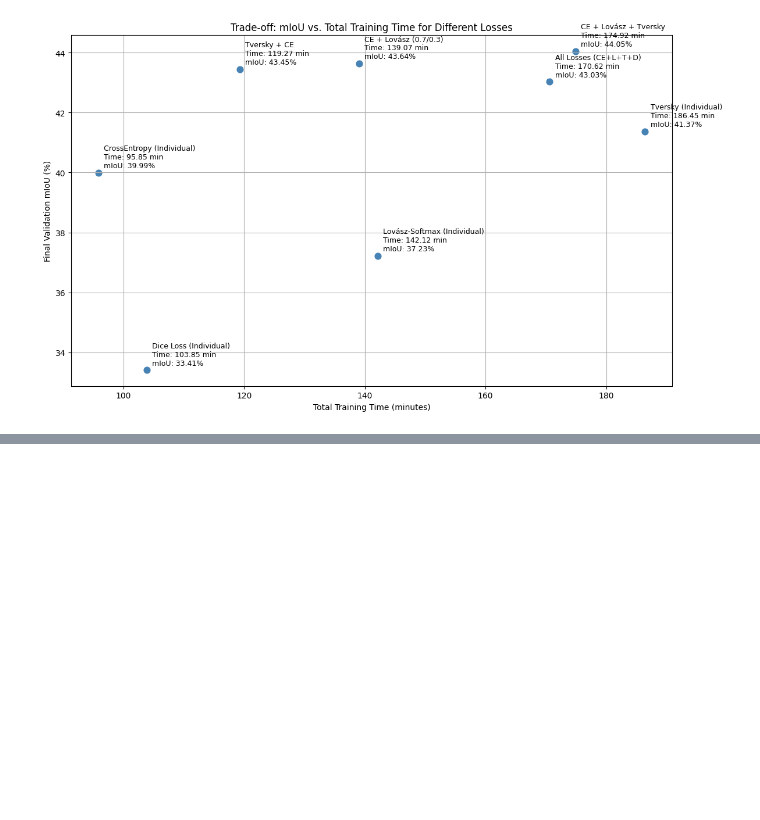
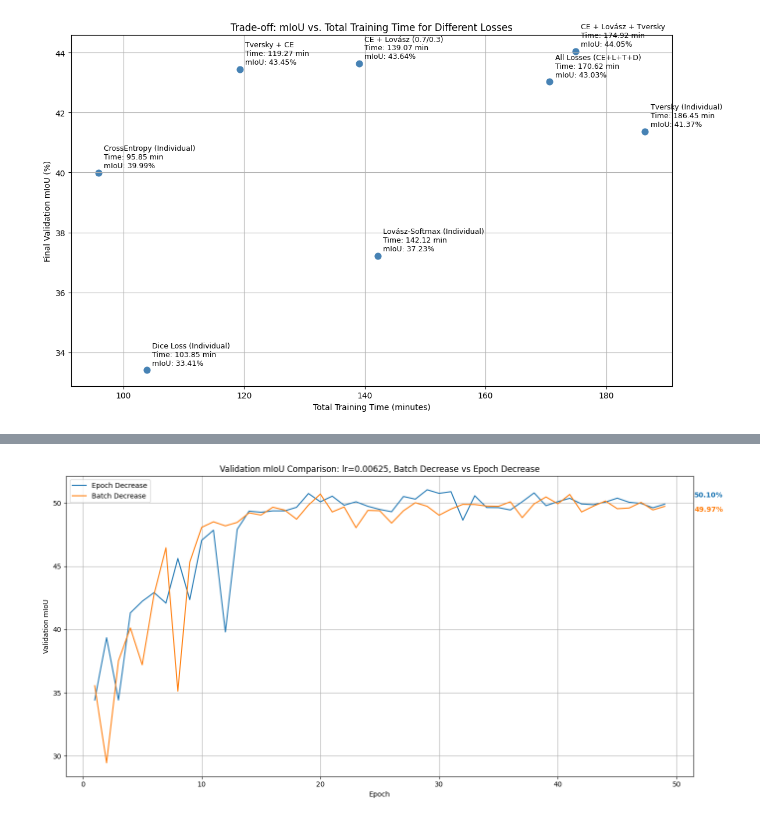
Before and after one commit to elisabettaroviera/MLDL-Project, a Jupyter notebook: read_me/EntropyVSmIou.ipynb, the cells around one changed output, grey strips where cells are left out. Saved outputs shown, nothing was run; the diff lists cells and outputs as text; code cells hidden in the pictures; blank space fills up the shorter version.

```diff
--- a/read_me/EntropyVSmIou.ipynb
+++ b/read_me/EntropyVSmIou.ipynb
@@ -442,0 +614,42 @@ plt.show()
+# %%
+import pandas as pd
+import matplotlib.pyplot as plt
+
+# --- Load datasets ---
+df_epoch = pd.read_csv("BiSeNet_lr_0.00625_cr1_total_dataset_epoch_decrease.csv")         # Epoch Decrease
+df_batch = pd.read_csv("BiSeNet_lr_0.00625_cr1_total_dataset.csv")                        # Batch Decrease
+
+# --- Extract final mIoU values from val_mIoU_final column ---
+final_miou_epoch = df_epoch['val_mIoU_final'].values[0]  # assuming only one value in the column
+final_miou_batch = df_batch['val_mIoU_final'].values[0]
+
+# --- Plot ---
+plt.figure(figsize=(14, 7))
+
+# Plot the mIoU curves
+line_epoch, = plt.plot(df_epoch['epoch'], df_epoch['val_mIoU'], label='Epoch Decrease')
+line_batch, = plt.plot(df_batch['epoch'], df_batch['val_mIoU'], label='Batch Decrease')
+
+# --- Annotate val_mIoU_final values ---
+text_offset_x = 1.5
+text_offset_y = 0.5  # aumentato l’offset verticale per separare meglio i due testi
+epoch_final = df_epoch['epoch'].max()
+
+plt.text(epoch_final + text_offset_x, final_miou_epoch + text_offset_y,
+         f"{final_miou_epoch:.2f}%", color=line_epoch.get_color(),
+         ha='left', va='center', fontsize=10, fontweight='bold')
+
+plt.text(epoch_final + text_offset_x, final_miou_batch - text_offset_y,
+         f"{final_miou_batch:.2f}%", color=line_batch.get_color(),
+         ha='left', va='center', fontsize=10, fontweight='bold')
+
+# --- Styling ---
+plt.xlabel('Epoch')
+plt.ylabel('Validation mIoU')
+plt.title('Validation mIoU Comparison: lr=0.00625, Batch Decrease vs Epoch Decrease')
+plt.legend()
+plt.grid(True)
+plt.tight_layout()
+plt.show()
+# %% [output]
+[figure, added]
```
Also changed, not shown: parts of 6 cells of this notebook.
